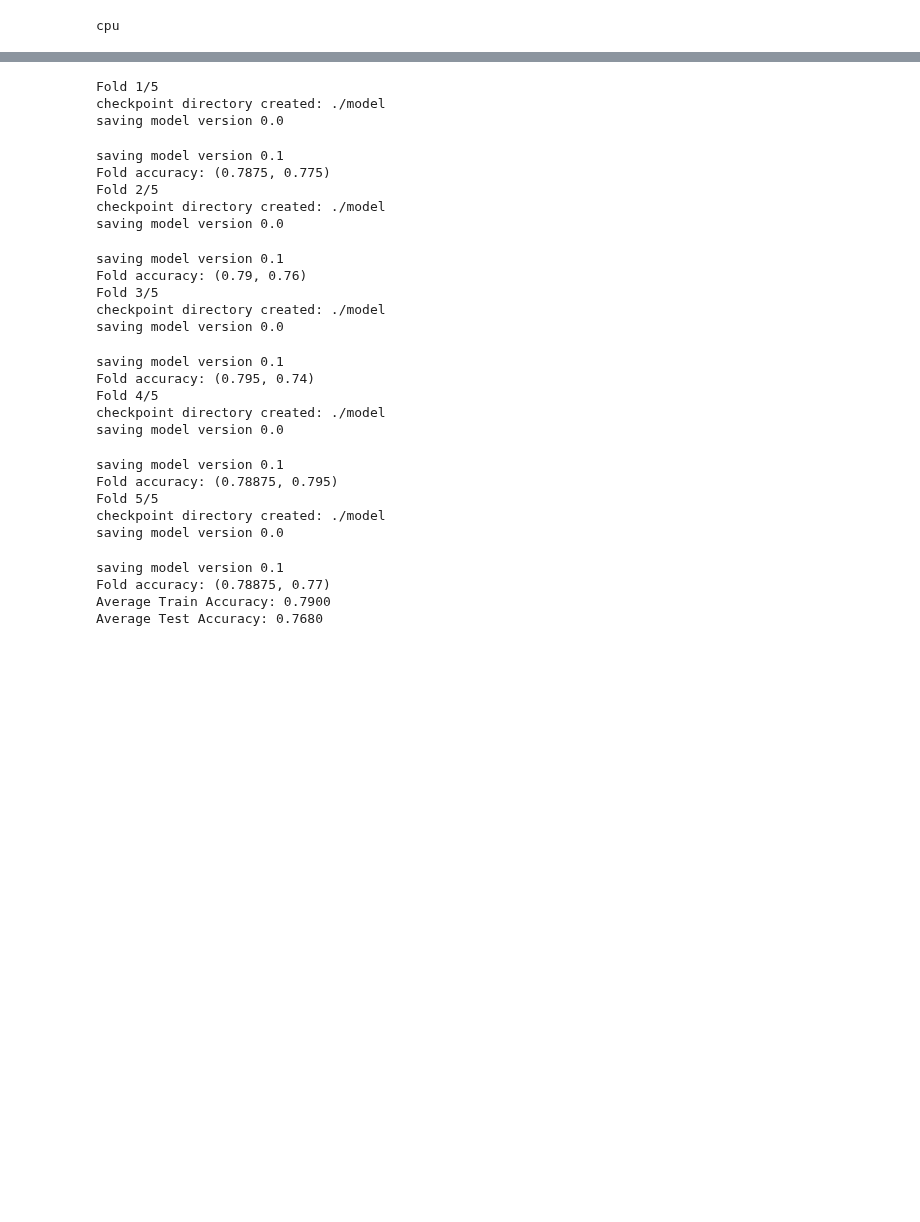
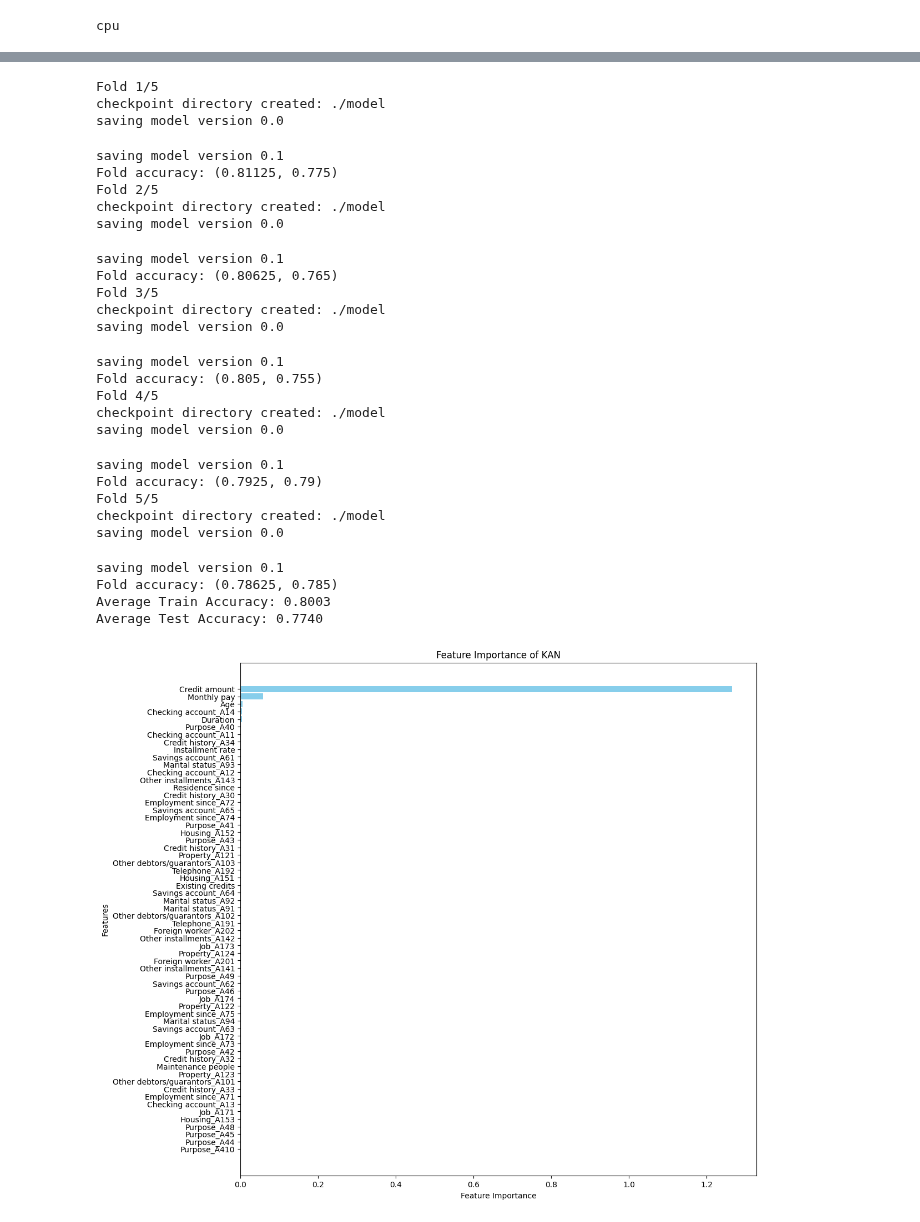
Before and after one commit to QuanPham19/functional-kan, a Jupyter notebook: phase_1/notebooks_credit/credit_origin.ipynb, the cells around one changed output, grey strips where cells are left out. Saved outputs shown, nothing was run; the diff lists cells and outputs as text; code cells hidden in the pictures; blank space fills up the shorter version.

Commit message:
update credit notebooks

```diff
--- a/phase_1/notebooks_credit/credit_origin.ipynb
+++ b/phase_1/notebooks_credit/credit_origin.ipynb
@@ -49,8 +49,25 @@ X.columns = ['Checking account', 'Duration', 'Credit history', 'Purpose',
             'Marital status', 'Other debtors/guarantors', 'Residence since',
             'Property', 'Age', 'Other installments', 'Housing', 'Existing credits',
             'Job', 'Maintenance people', 'Telephone', 'Foreign worker']
-# X.drop(columns=['Other installments', 'Maintenance people', 'Other debtors/guarantors'], inplace=True)
+
+# X['Age category'] = X['Age'].apply(age_categorize)
+# X.drop(columns=['Maintenance people'], inplace=True)
+
+# # Monthly pay
+X['Monthly pay'] = (X["Credit amount"] / X["Duration"])
+
+# X['Maturity'] = X['Age'] + X['Duration'] / 12
+
+# # Credit amount
+# X["Credit amount"] = np.log(X["Credit amount"])
+
+# # Duration
+# X['Duration'] = np.log(X['Duration'])
+
 X = pd.get_dummies(X, dtype='int')
+
+# scaler = RobustScaler()
+# X = pd.DataFrame(scaler.fit_transform(X), columns=X.columns)
 
 y['class'] = y['class'].map({1: 1, 2: 0})
 y.columns = ['Risk']
@@ -116,7 +146,7 @@ for fold, (train_idx, test_idx) in enumerate(skf.split(df, df['Risk'])):
     dataset['test_label'] = torch.from_numpy(y_test.values).type(torch.long).to(device)
 
     # Initialize model
-    model = KAN(width=[n, 6, 2], grid=3, k=2, seed=42, device=device)
+    model = KAN(width=[n, 6, 2], grid=3, k=2, seed=42, symbolic_enabled=False, device=device)
 
     # Train the model and evaluate it
     results = model.fit(dataset, opt="Adam", steps=1000, lr=0.001, lamb=0.001, metrics=(train_acc, test_acc), loss_fn=torch.nn.CrossEntropyLoss())
@@ -134,26 +164,44 @@ Fold 1/5
 checkpoint directory created: ./model
 saving model version 0.0
 saving model version 0.1
-Fold accuracy: (0.7875, 0.775)
+Fold accuracy: (0.81125, 0.775)
 Fold 2/5
 checkpoint directory created: ./model
 saving model version 0.0
 saving model version 0.1
-Fold accuracy: (0.79, 0.76)
+Fold accuracy: (0.80625, 0.765)
 Fold 3/5
 checkpoint directory created: ./model
 saving model version 0.0
 saving model version 0.1
-Fold accuracy: (0.795, 0.74)
+Fold accuracy: (0.805, 0.755)
 Fold 4/5
 checkpoint directory created: ./model
 saving model version 0.0
 saving model version 0.1
-Fold accuracy: (0.78875, 0.795)
+Fold accuracy: (0.7925, 0.79)
 Fold 5/5
 checkpoint directory created: ./model
 saving model version 0.0
 saving model version 0.1
-Fold accuracy: (0.78875, 0.77)
-Average Train Accuracy: 0.7900
-Average Test Accuracy: 0.7680
+Fold accuracy: (0.78625, 0.785)
+Average Train Accuracy: 0.8003
+Average Test Accuracy: 0.7740
+# %%
+columns = list(X.columns)
+importance_values = model.feature_score.cpu().detach().numpy()
+
+sorted_indices = np.argsort(importance_values)[::1]
+sorted_importance_values = importance_values[sorted_indices]
+sorted_columns = np.array(columns)[sorted_indices]
+
+
+# Bar plot oluşturma
+plt.figure(figsize=(12, 12))
+plt.barh(sorted_columns, sorted_importance_values, color='skyblue')
+plt.xlabel('Feature Importance')
+plt.ylabel('Features')
+plt.title('Feature Importance of KAN')
+plt.show()
+# %% [output]
+[figure, added]
```
Also changed, not shown: parts of 5 cells of this notebook, 6 other files.
